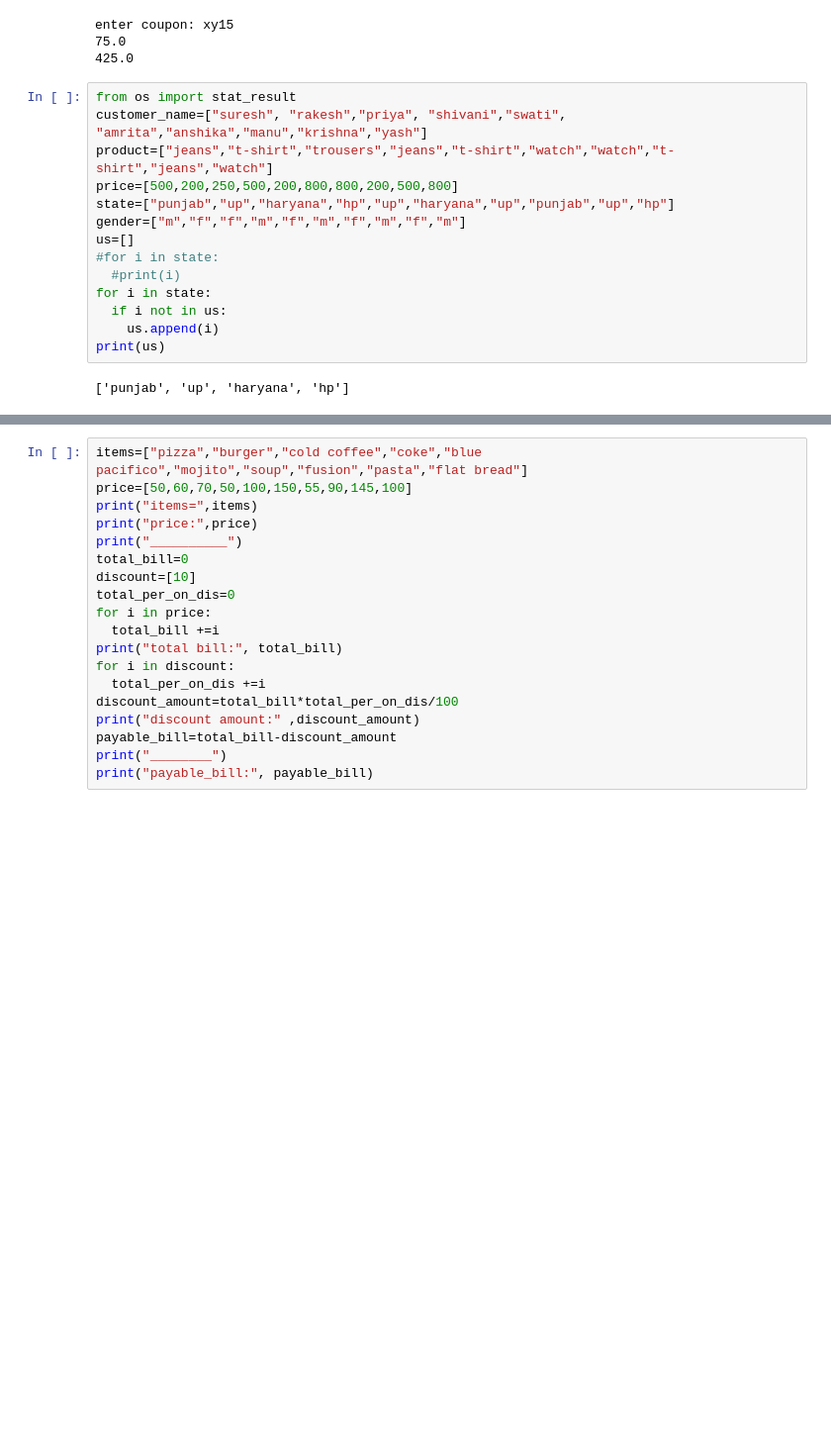
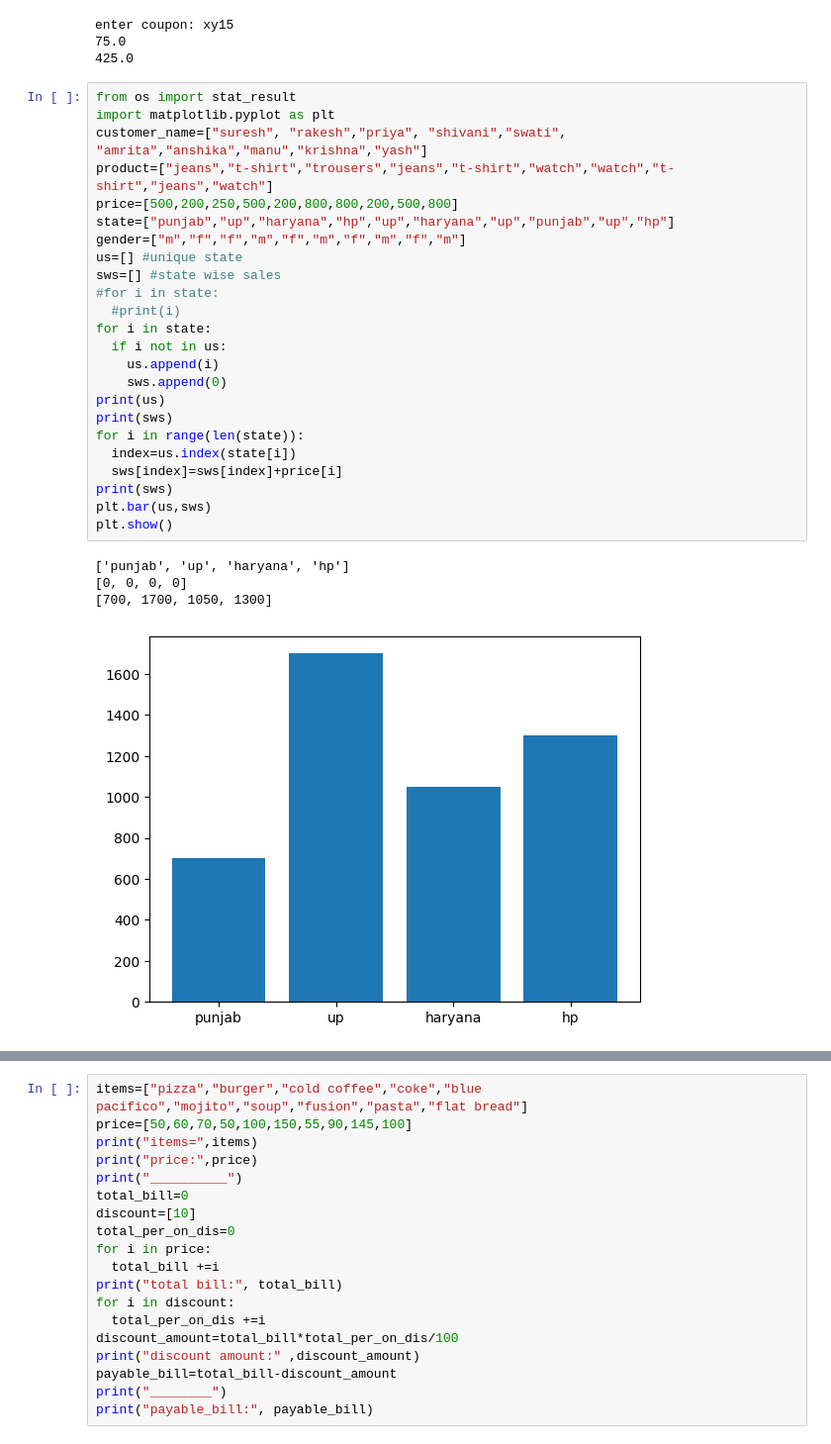
Before and after one commit to vaishnavilawaniya756-web/SHARMA, a Jupyter notebook: lAWANIYA.ipynb, the cells around one changed output, grey strips where cells are left out. Shown: that part at 99% size. Saved outputs shown, nothing was run; the diff lists cells and outputs as text; blank space fills up the shorter version.

```diff
--- a/lAWANIYA.ipynb
+++ b/lAWANIYA.ipynb
@@ -1378,17 +1378,30 @@ enter coupon: xy15
 425.0
 # %%
 from os import stat_result
+import matplotlib.pyplot as plt
 customer_name=["suresh", "rakesh","priya", "shivani","swati", "amrita","anshika","manu","krishna","yash"]
 product=["jeans","t-shirt","trousers","jeans","t-shirt","watch","watch","t-shirt","jeans","watch"]
 price=[500,200,250,500,200,800,800,200,500,800]
 state=["punjab","up","haryana","hp","up","haryana","up","punjab","up","hp"]
 gender=["m","f","f","m","f","m","f","m","f","m"]
-us=[]
+us=[] #unique state
+sws=[] #state wise sales
 #for i in state:
   #print(i)
 for i in state:
   if i not in us:
     us.append(i)
+    sws.append(0)
 print(us)
+print(sws)
+for i in range(len(state)):
+  index=us.index(state[i])
+  sws[index]=sws[index]+price[i]
+print(sws)
+plt.bar(us,sws)
+plt.show()
 # %% [output]
 ['punjab', 'up', 'haryana', 'hp']
+[0, 0, 0, 0]
+[700, 1700, 1050, 1300]
+[figure, added]
```
Also changed, not shown: parts of 2 cells of this notebook.
